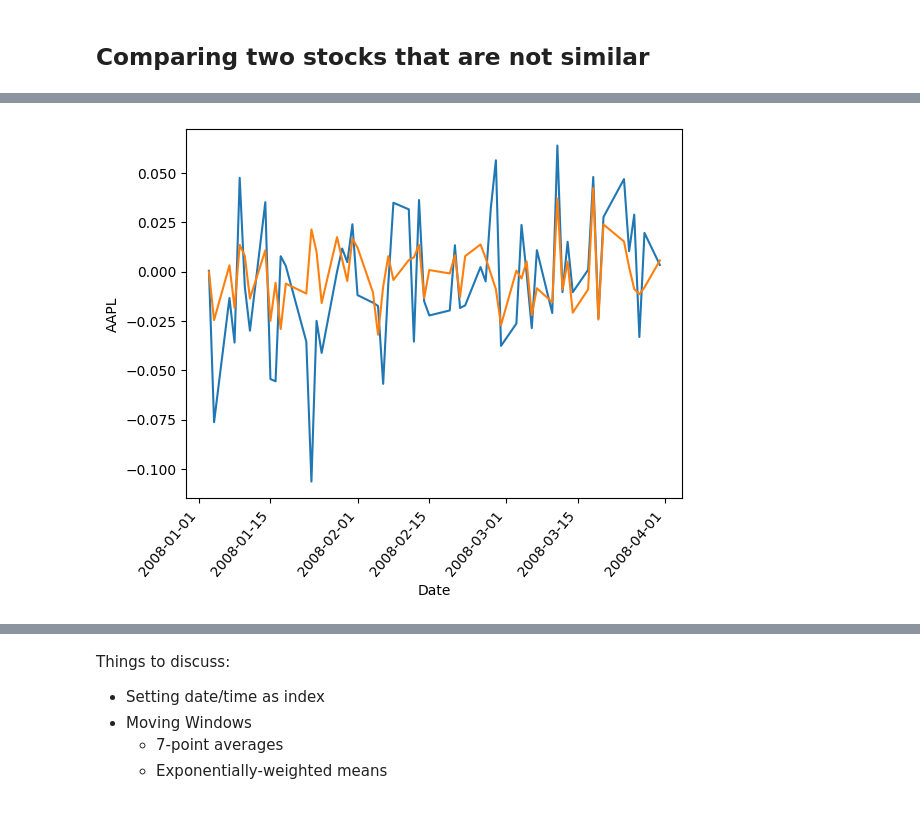
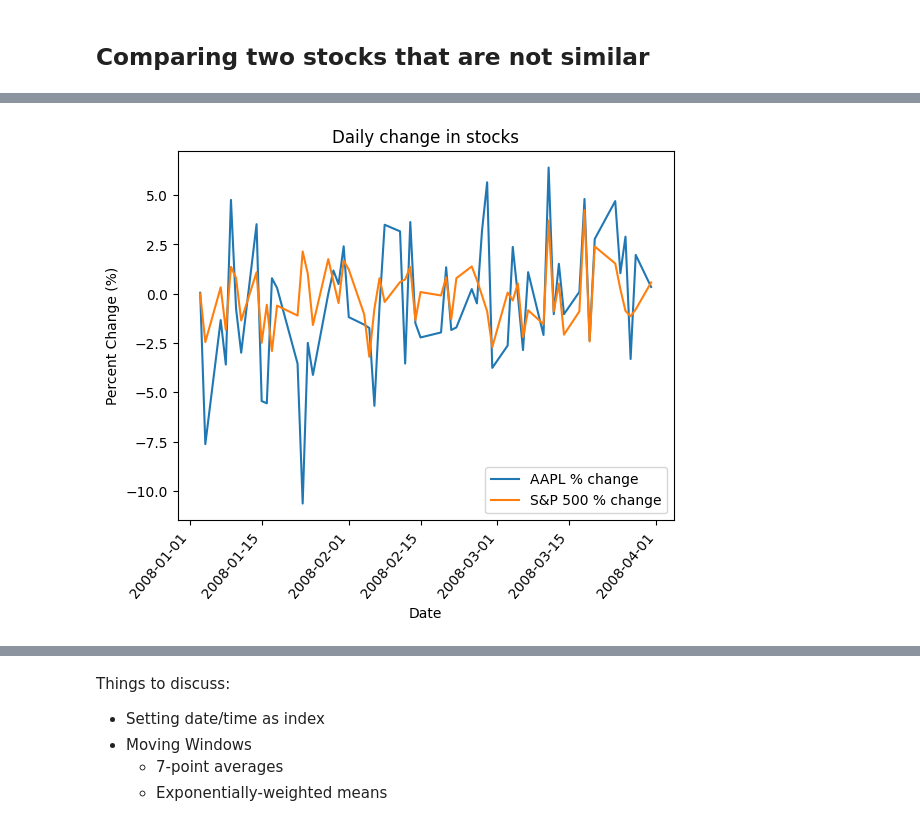
Before and after one commit to drolsonmi/math3080, a Jupyter notebook: Notes/09 Timeseries.ipynb, the cells around one changed output, grey strips where cells are left out. Cells and saved outputs as stored; diff of their text form; code cells hidden in the pictures.

```diff
--- a/Notes/09 Timeseries.ipynb
+++ b/Notes/09 Timeseries.ipynb
@@ -360,0 +387,5 @@ plt.show()
+# %%
+stocks['AAPL_7'] = stocks['AAPL'].rolling(7).mean()
+
+stocks['AAPL_30'] = stocks['AAPL'].rolling(30, min_periods=10).mean()
+    # Requires at least 10 of the 30 points in a window to be non-NaN
@@ -411,6 +455,0 @@ sns.lineplot(data=stocks, x=stocks.index, y='SPX')
-# %%
-stocks['AAPL_change'] = stocks['AAPL']/stocks.loc["2003-01-02",'AAPL']
-stocks['SPX_change'] = stocks['SPX']/stocks.loc["2003-01-02",'SPX']
-
-sns.lineplot(data=stocks, x=stocks.index, y='AAPL_change')
-sns.lineplot(data=stocks, x=stocks.index, y='SPX_change')
@@ -420,7 +456,18 @@ sns.lineplot(data=stocks, x=stocks.index, y='SPX_change')
 # %%
-sns.lineplot(data=stocks["2008-01":"2008-03"], x=stocks["2008-01":"2008-03"].index, y=stocks.loc["2008-01":"2008-03",'AAPL'].pct_change())
-sns.lineplot(data=stocks["2008-01":"2008-03"], x=stocks["2008-01":"2008-03"].index, y=stocks.loc["2008-01":"2008-03",'SPX'].pct_change())
+stocks08 = stocks["2008-01":"2008-03"]
+
+sns.lineplot(data=stocks08,
+             x=stocks08.index,
+             y=stocks08['AAPL'].pct_change()*100,
+             label='AAPL % change')
+sns.lineplot(data=stocks08,
+             x=stocks08.index,
+             y=stocks08['SPX'].pct_change()*100,
+             label='S&P 500 % change')
+
+plt.title('Daily change in stocks')
 plt.xticks(rotation=50, ha='right')
+plt.ylabel('Percent Change (%)')
 plt.show()
 # %% [output]
-[figure, old version]
+[figure, new version]
```
Also changed, not shown: parts of 40 cells of this notebook.
